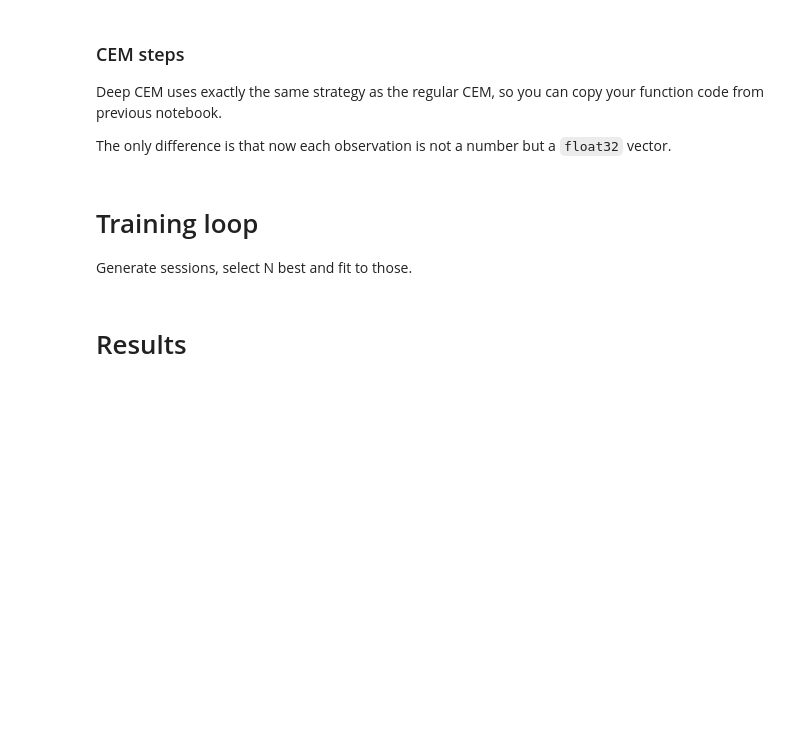
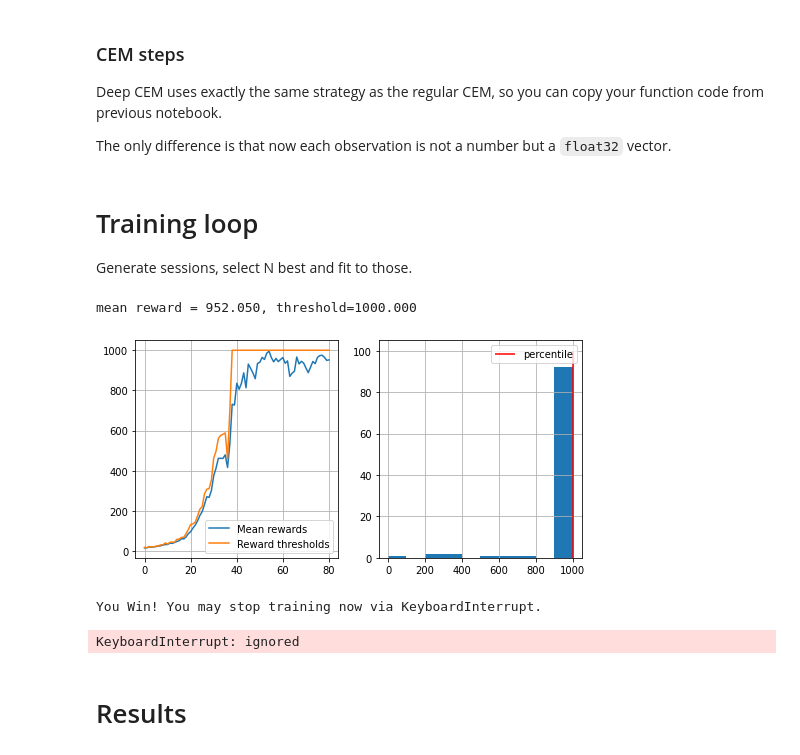
Before and after one commit to SCLiao47/Practical_RL, a Jupyter notebook: Week1_Intro/deep_crossentropy_method.ipynb, the cells around one changed output. Cells and saved outputs as stored; diff of their text form; code cells hidden in the pictures; blank space fills up the shorter version.

```diff
--- a/Week1_Intro/deep_crossentropy_method.ipynb
+++ b/Week1_Intro/deep_crossentropy_method.ipynb
@@ -66,13 +92,15 @@ def generate_session(env, agent, t_max=1000):
     for t in range(t_max):
 
         # use agent to predict a vector of action probabilities for state :s:
-        probs = <YOUR CODE>
+        probs = agent.predict_proba([s])
+        probs = np.reshape(probs, (n_actions,))
+        # print(probs.shape)
 
         assert probs.shape == (n_actions,), "make sure probabilities are a vector (hint: np.reshape)"
 
         # use the probabilities you predicted to pick an action
         # sample proportionally to the probabilities, don't just take the most likely action
-        a = <YOUR CODE>
+        a = np.random.choice(n_actions, p=probs)
         # ^-- hint: try np.random.choice
 
         new_s, r, done, info = env.step(a)
@@ -113,7 +149,19 @@ def select_elites(states_batch, actions_batch, rewards_batch, percentile=50):
     (they will become different later).
     """
 
-    <YOUR CODE: copy-paste your implementation from the previous notebook>
+    # <YOUR CODE: copy-paste your implementation from the previous notebook>
+    reward_threshold = np.percentile(rewards_batch, percentile)
+
+    elite_ids = rewards_batch >= reward_threshold
+
+    elite_states = []
+    elite_actions = []
+
+    for id, is_elite in enumerate(elite_ids):
+        if is_elite:
+            elite_states.extend([s for s in states_batch[id]])
+            elite_actions.extend([a for a in actions_batch[id]])
+
 
     return elite_states, elite_actions
 # %% [markdown]
@@ -152,22 +200,30 @@ def show_progress(rewards_batch, log, percentile, reward_range=[-990, +10]):
 # %%
 n_sessions = 100
 percentile = 70
 log = []
 
 for i in range(100):
     # generate new sessions
-    sessions = [ <YOUR CODE: generate a list of n_sessions new sessions> ]
+    # sessions = [ <YOUR CODE: generate a list of n_sessions new sessions> ]
+    sessions = [generate_session(env,agent) for _ in range(n_sessions)]
 
     states_batch, actions_batch, rewards_batch = map(np.array, zip(*sessions))
 
-    elite_states, elite_actions = <YOUR CODE: select elite actions just like before>
+    # elite_states, elite_actions = <YOUR CODE: select elite actions just like before>
+    elite_states, elite_actions = select_elites(states_batch, actions_batch, rewards_batch)
 
-    <YOUR CODE: partial_fit agent to predict elite_actions(y) from elite_states(X)>
+    # <YOUR CODE: partial_fit agent to predict elite_actions(y) from elite_states(X)>
+    agent.partial_fit(elite_states, elite_actions)
 
     show_progress(rewards_batch, log, percentile, reward_range=[0, np.max(rewards_batch)])
 
     if np.mean(rewards_batch) > 190:
         print("You Win! You may stop training now via KeyboardInterrupt.")
+# %% [output]
+mean reward = 952.050, threshold=1000.000
+[figure, added]
+You Win! You may stop training now via KeyboardInterrupt.
+KeyboardInterrupt: ignored
 # %% [markdown]
 # Results
 # %%
```
Also changed, not shown: parts of 6 cells of this notebook.
